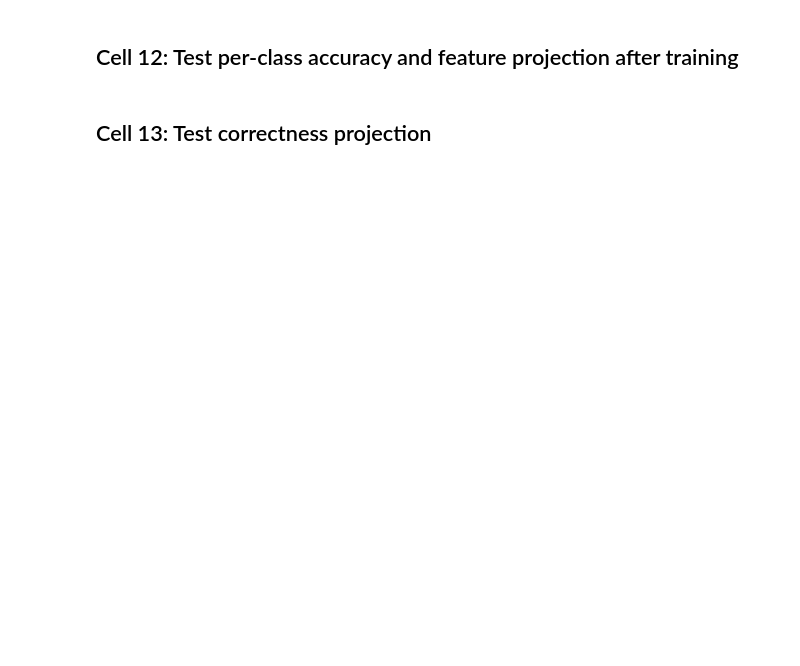
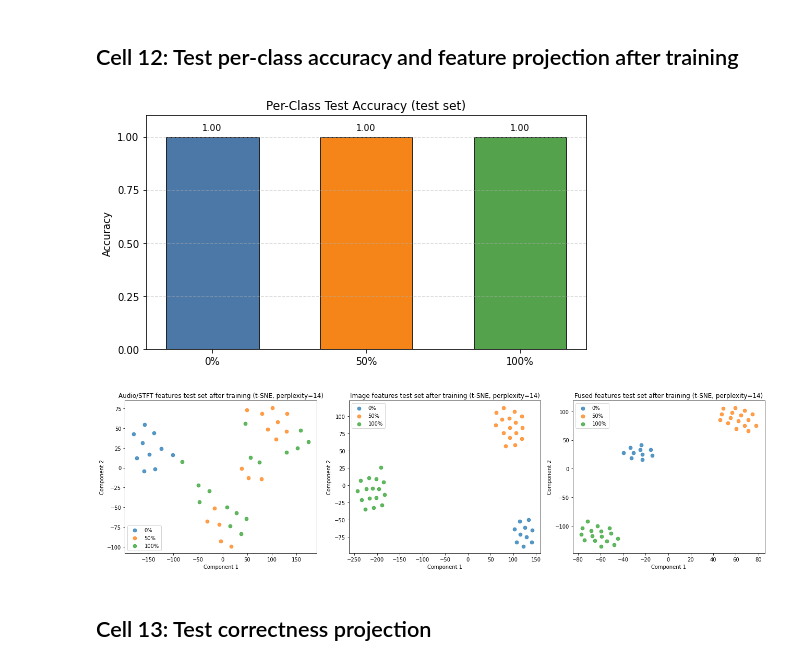
Before and after one commit to denizkarya1999/CoBas, a Jupyter notebook: CoBas/Machine Learning/Multimodal Fusion Training.ipynb, the cells around one changed output. Saved outputs shown, nothing was run; the diff lists cells and outputs as text; code cells hidden in the pictures; blank space fills up the shorter version.

```diff
--- a/CoBas/Machine Learning/Multimodal Fusion Training.ipynb
+++ b/CoBas/Machine Learning/Multimodal Fusion Training.ipynb
@@ -47,10 +49,11 @@ if ML_ROOT.name != "Machine Learning":
 CLASS_NAMES = ["0%", "50%", "100%"]
 
 # Map each processed sample folder to its real battery class.
-# Add more sample folders here as you collect more pipeline outputs.
+# These folders are located in Samples/ and are already in *_Image_and_Video format.
 SAMPLE_LABELS = {
-    "Sample_2": "0%",
-    "Sample_3": "50%",
+    "Samples/0_Percent_Image_and_Video": "0%",
+    "Samples/50_Percent_Image_and_Video": "50%",
+    "Samples/100_Percent_Image_and_Video": "100%",
 }
 
 LABEL_TO_INDEX = {label: index for index, label in enumerate(CLASS_NAMES)}
@@ -61,8 +64,8 @@ EPOCHS = 15
 LEARNING_RATE = 1e-4
 WEIGHT_DECAY = 1e-4
 VAL_FRACTION = 0.2
-TEST_FRACTION = 0.2
+TEST_FRACTION = 0.1
 # Model weights and label mapping are saved together at the end.
-MODEL_OUT = ML_ROOT / "models" / "multimodal_fusion_model.pth"
+MODEL_OUT = ML_ROOT / "Models" / "multimodal_fusion_model.pth"
 
 LABEL_TO_INDEX
@@ -339,8 +379,7 @@ def project_features(features: np.ndarray) -> tuple[np.ndarray, str]:
             n_components=2,
             random_state=SEED,
             perplexity=perplexity,
-            init="pca",
-            learning_rate="auto",
+            learning_rate=200.0,
         ).fit_transform(features)
         return projected, f"t-SNE, perplexity={perplexity}"
 
@@ -403,9 +442,6 @@ def visualize_features(model, loader, title_suffix: str = "") -> None:
 
     plt.tight_layout()
     plt.show()
-
-
-visualize_features(model, val_loader, title_suffix="before training")
 # %% [markdown]
 ## Cell 9: Training and validation loop
 # %%
@@ -522,35 +599,78 @@ plt.show()
 # %%
 def plot_class_accuracy(y_true: np.ndarray, y_pred: np.ndarray) -> None:
     """Plot per-class accuracy using the fixed 0%, 50%, 100% labels."""
 
     accuracies = []
     class_names = [INDEX_TO_LABEL[index] for index in range(len(INDEX_TO_LABEL))]
 
     for class_index in range(len(class_names)):
         mask = y_true == class_index
+
         if mask.any():
-            accuracies.append(float((y_pred[mask] == class_index).mean()))
+            accuracy = float((y_pred[mask] == class_index).mean())
+            accuracies.append(accuracy)
         else:
             accuracies.append(np.nan)
 
     x = np.arange(len(class_names))
-    plt.figure(figsize=(7, 4))
-    bars = plt.bar(x, np.nan_to_num(accuracies, nan=0.0), color=["#4C78A8", "#F58518", "#54A24B"])
-    plt.xticks(x, class_names)
-    plt.ylabel("Accuracy")
-    plt.ylim(0, 1)
-    plt.title("Per-Class Test Accuracy")
+    heights = np.array(accuracies, dtype=float)
 
-    for bar, accuracy in zip(bars, accuracies):
-        label = "n/a" if np.isnan(accuracy) else f"{accuracy:.2f}"
-        plt.text(bar.get_x() + bar.get_width() / 2, bar.get_height() + 0.03, label, ha="center")
+    fig, ax = plt.subplots(figsize=(7, 4))
+
+    bar_colors = ["#4C78A8", "#F58518", "#54A24B"]
+    plot_heights = np.nan_to_num(heights, nan=0.0)
+
+    bars = ax.bar(
+        x,
+        plot_heights,
+        color=bar_colors,
+        edgecolor="black",
+        linewidth=0.8,
+        width=0.6,
+    )
+
+    for i, accuracy in enumerate(heights):
+        if np.isnan(accuracy):
+            bars[i].set_facecolor("#CCCCCC")
+            bars[i].set_edgecolor("#666666")
+
+    ax.set_xticks(x)
+    ax.set_xticklabels(class_names)
+
+    ax.set_ylabel("Accuracy")
+    ax.set_ylim(0, 1.10)  # Fix: gives space for labels above 1.00 bars
+    ax.set_title("Per-Class Test Accuracy (test set)")
+
+    ax.yaxis.set_major_locator(plt.MultipleLocator(0.25))
+    ax.grid(axis="y", linestyle="--", alpha=0.5)
+
+    for bar, accuracy in zip(bars, heights):
+        if np.isnan(accuracy):
+            label = "n/a"
+            y_position = 0.02
+        else:
+            label = f"{accuracy:.2f}"
+            y_position = accuracy + 0.02
+
+        ax.text(
+            bar.get_x() + bar.get_width() / 2,
+            y_position,
+            label,
+            ha="center",
+            va="bottom",
+            fontsize=9,
+            color="black",
+        )
 
     plt.tight_layout()
     plt.show()
 
 
 plot_class_accuracy(y_true, y_pred)
 visualize_features(model, test_loader, title_suffix="test set after training")
+# %% [output]
+[figure, added]
+[figure, added]
 # %% [markdown]
 ## Cell 13: Test correctness projection
 # %%
```
Also changed, not shown: parts of 12 cells of this notebook.
